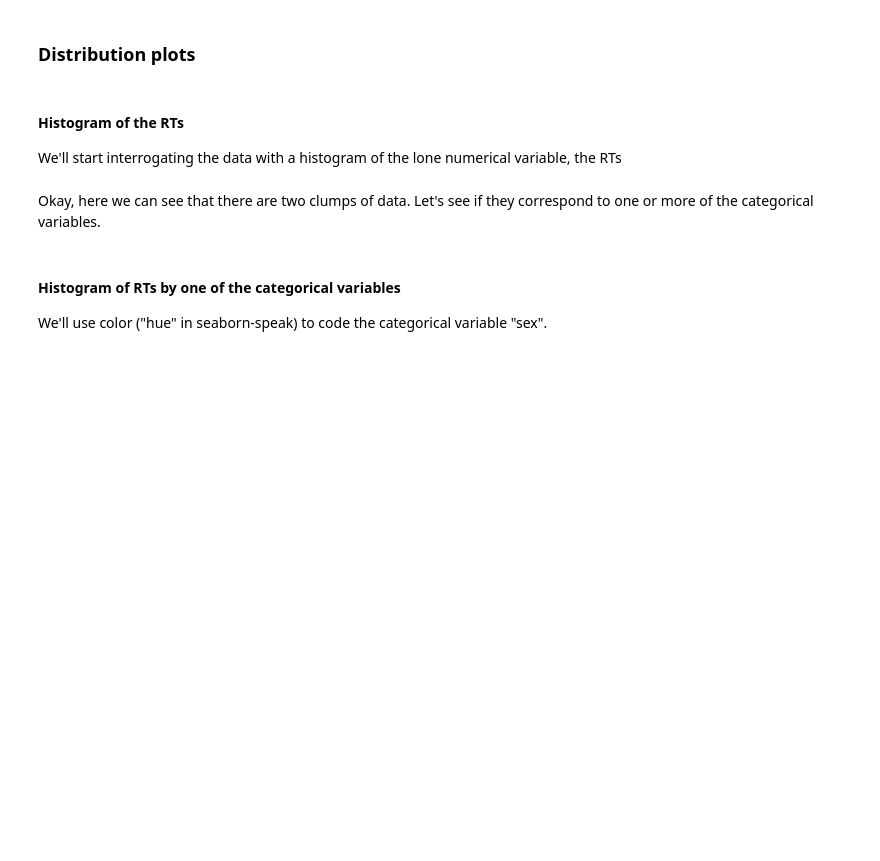
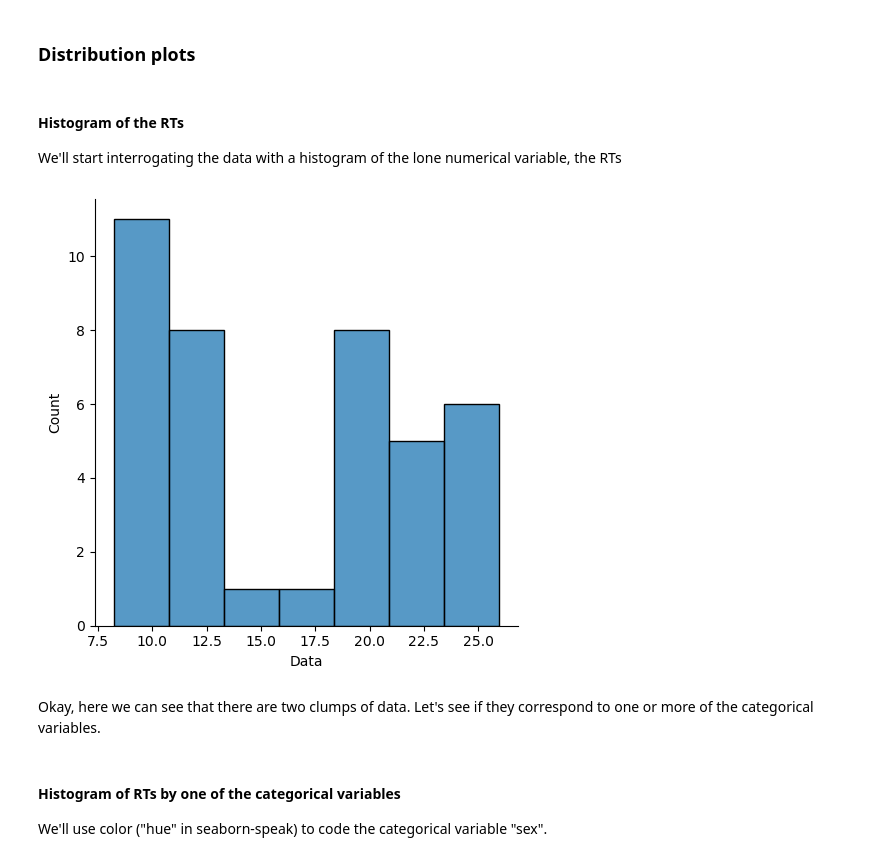
Before and after one commit to phoebewang59/FDS1, a Jupyter notebook: tutorials/016_TU_DataIO_Seaborn.ipynb, the cells around one changed output. Drawn from its saved outputs; the diff is of its cells as text; code cells hidden in the pictures; blank space fills up the shorter version.

```diff
--- a/tutorials/016_TU_DataIO_Seaborn.ipynb
+++ b/tutorials/016_TU_DataIO_Seaborn.ipynb
@@ -238,7 +358,9 @@ our_data.head()
 #### Histogram of the RTs
 We'll start interrogating the data with a histogram of the lone numerical variable, the RTs
 # %%
-sns.displot(x = "RTs", data = our_data);
+sns.displot(x = "Data", data = our_data);
+# %% [output]
+[figure, added]
 # %% [markdown]
 Okay, here we can see that there are two clumps of data. Let's see if they correspond to one or more of the categorical variables.
 # %% [markdown]
```
Also changed, not shown: parts of 28 cells of this notebook.
